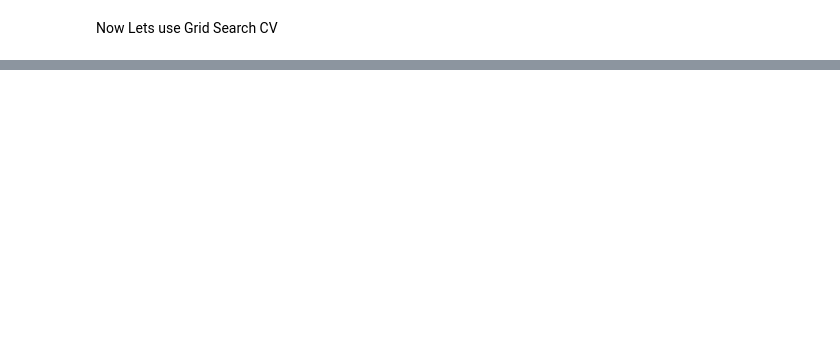
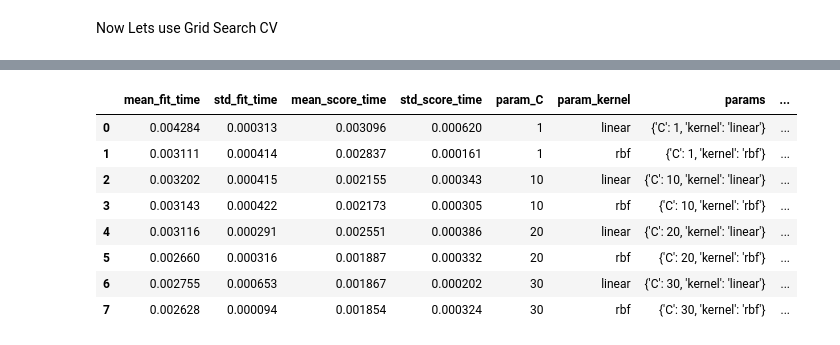
Before and after one commit to rahul-gitt/AI-ML-JOURNEY, a Jupyter notebook: scikit-learn/GridSearchCV/main.ipynb, the cells around one changed output, grey strips where cells are left out. Saved outputs shown, nothing was run; the diff lists cells and outputs as text; code cells hidden in the pictures; blank space fills up the shorter version.

```diff
--- a/scikit-learn/GridSearchCV/main.ipynb
+++ b/scikit-learn/GridSearchCV/main.ipynb
@@ -78,7 +76,7 @@ USE SVM MODEL
 # %%
 from sklearn.svm import SVC
 
-model_svm = SVC(C = 10, kernel= 'linear',gamma= 'auto')
+model_svm = SVC(gamma= 'auto')
 # %%
 model_svm.fit(X_train, y_train)
 # %% [output]
@@ -91,3 +89,8 @@ model_svm.score(X_test, y_test)
 Now Lets use Grid Search CV
 # %%
 from sklearn.model_selection import GridSearchCV
+# %%
+gridsearch = GridSearchCV((model_svm),{
+    'C' : [1,10,20,30],
+    'kernel' : ['linear', 'rbf']
+}, cv = 5, return_train_score= False)
@@ -93,0 +122,14 @@ from sklearn.model_selection import GridSearchCV
+# %%
+results = pd.DataFrame(gridsearch.cv_results_)
+# %%
+results
+# %% [output]
+|  | mean_fit_time | std_fit_time | mean_score_time | std_score_time | param_C | param_kernel | params | ... |
+| 0 | 0.004284 | 0.000313 | 0.003096 | 0.000620 | 1 | linear | {'C': 1, 'kernel': 'linear'} | ... |
+| 1 | 0.003111 | 0.000414 | 0.002837 | 0.000161 | 1 | rbf | {'C': 1, 'kernel': 'rbf'} | ... |
+| 2 | 0.003202 | 0.000415 | 0.002155 | 0.000343 | 10 | linear | {'C': 10, 'kernel': 'linear'} | ... |
+| 3 | 0.003143 | 0.000422 | 0.002173 | 0.000305 | 10 | rbf | {'C': 10, 'kernel': 'rbf'} | ... |
+| 4 | 0.003116 | 0.000291 | 0.002551 | 0.000386 | 20 | linear | {'C': 20, 'kernel': 'linear'} | ... |
+| 5 | 0.002660 | 0.000316 | 0.001887 | 0.000332 | 20 | rbf | {'C': 20, 'kernel': 'rbf'} | ... |
+| 6 | 0.002755 | 0.000653 | 0.001867 | 0.000202 | 30 | linear | {'C': 30, 'kernel': 'linear'} | ... |
+| 7 | 0.002628 | 0.000094 | 0.001854 | 0.000324 | 30 | rbf | {'C': 30, 'kernel': 'rbf'} | ... |
```
Also changed, not shown: parts of 23 cells of this notebook.
